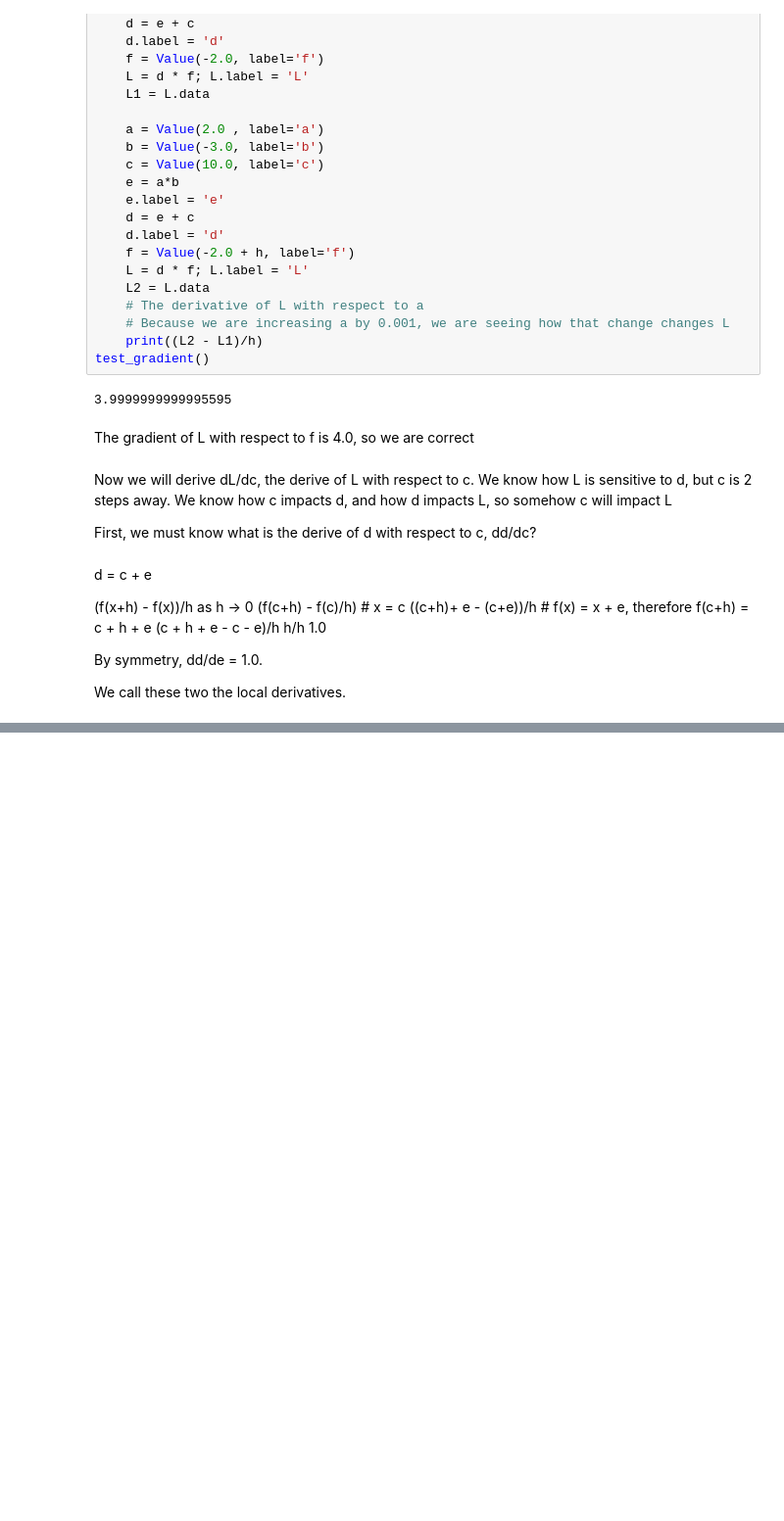
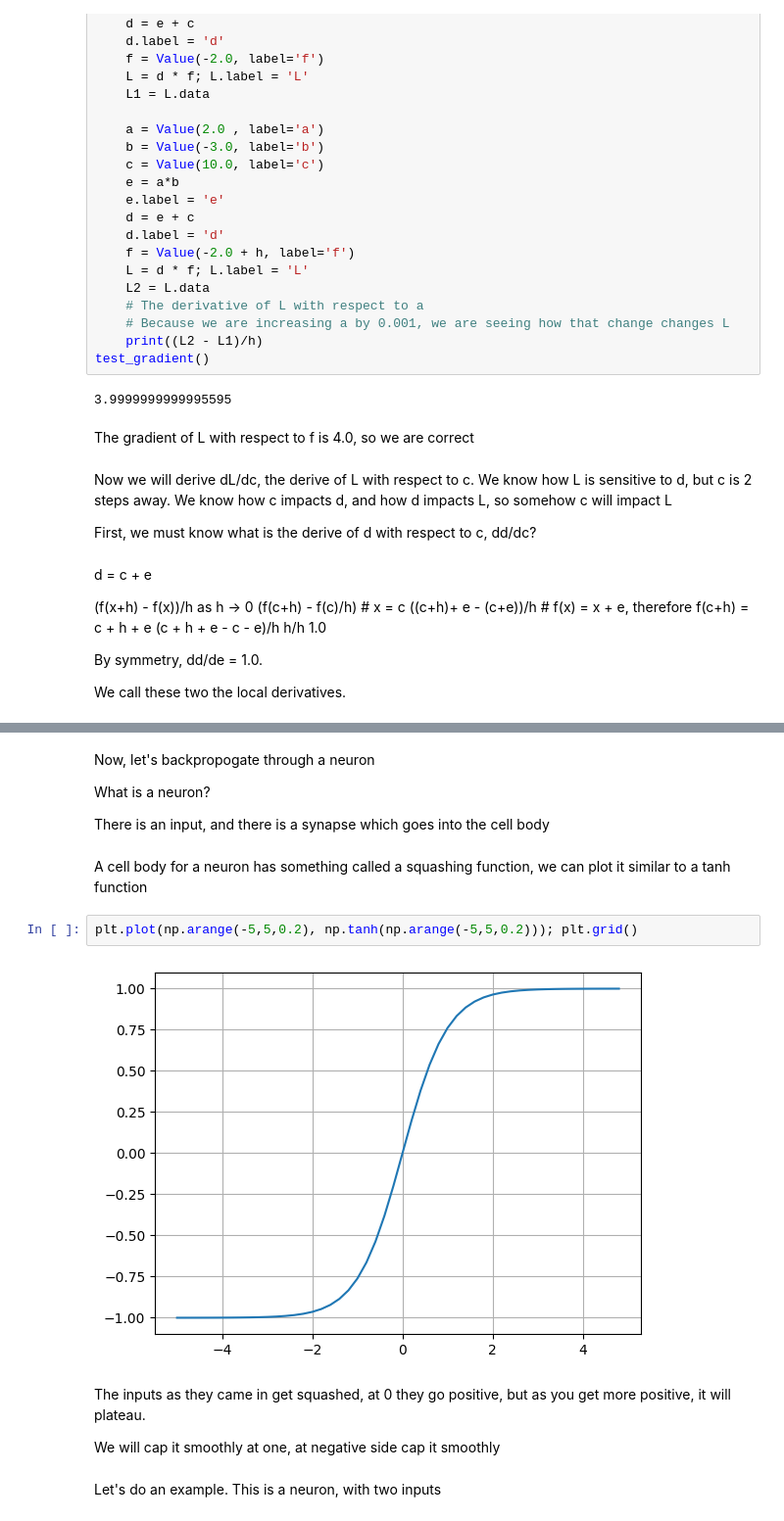
Before and after one commit to luisniebla/micrograd, a Jupyter notebook: micrograd.ipynb, the cells around one changed output, grey strips where cells are left out. Shown at 98% size. Saved outputs shown, nothing was run; the diff lists cells and outputs as text; blank space fills up the shorter version.

Commit message:
start of basic neuron

```diff
--- a/micrograd.ipynb
+++ b/micrograd.ipynb
@@ -419,0 +457,18 @@ So basically, just multiple the derivatives together
+# %% [markdown]
+Now, let's backpropogate through a neuron
+
+What is a neuron?
+
+There is an input, and there is a synapse which goes into the cell body
+# %% [markdown]
+A cell body for a neuron has something called a squashing function, we can plot it similar to a tanh function
+# %%
+plt.plot(np.arange(-5,5,0.2), np.tanh(np.arange(-5,5,0.2))); plt.grid()
+# %% [output]
+[figure, added]
+# %% [markdown]
+The inputs as they came in get squashed, at 0 they go positive, but as you get more positive, it will plateau.
+
+We will cap it smoothly at one, at negative side cap it smoothly
+# %% [markdown]
+Let's do an example. This is a neuron, with two inputs
```
Also changed, not shown: parts of 11 cells of this notebook.
